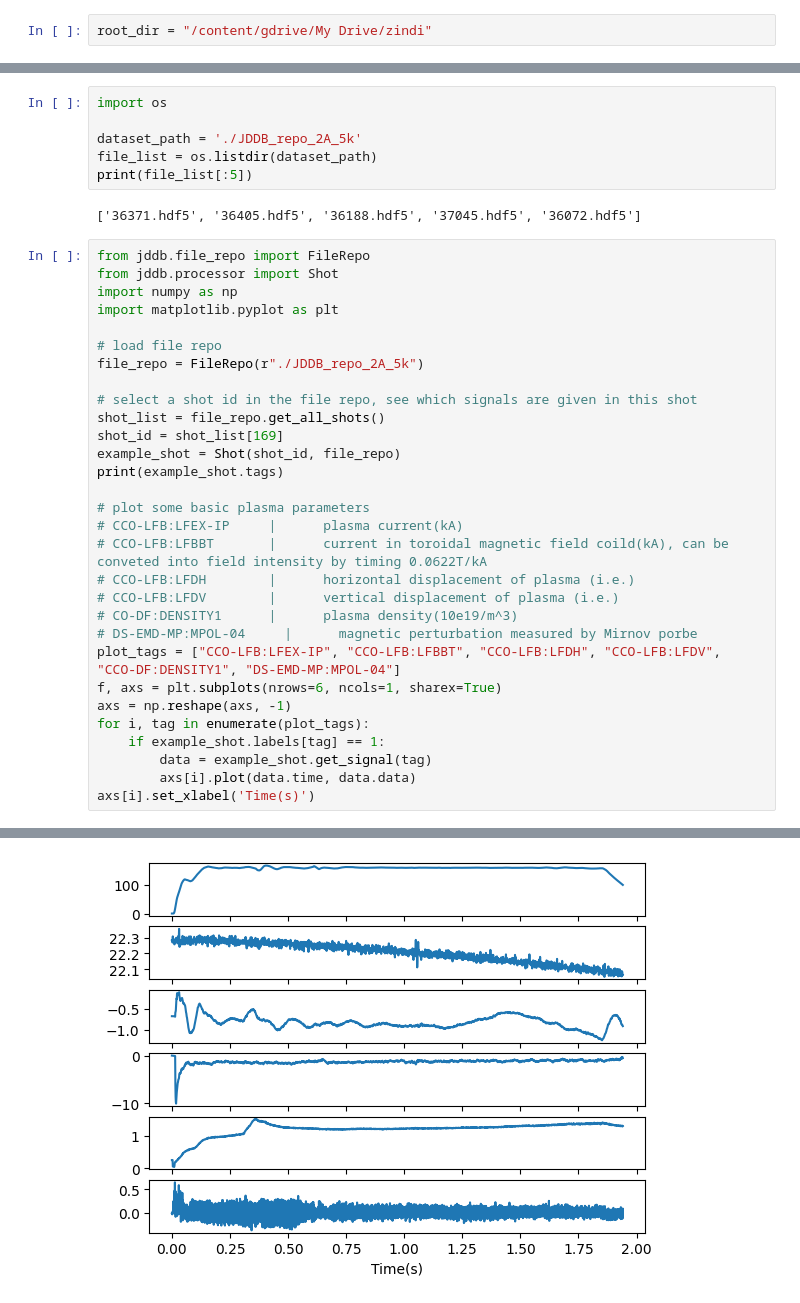
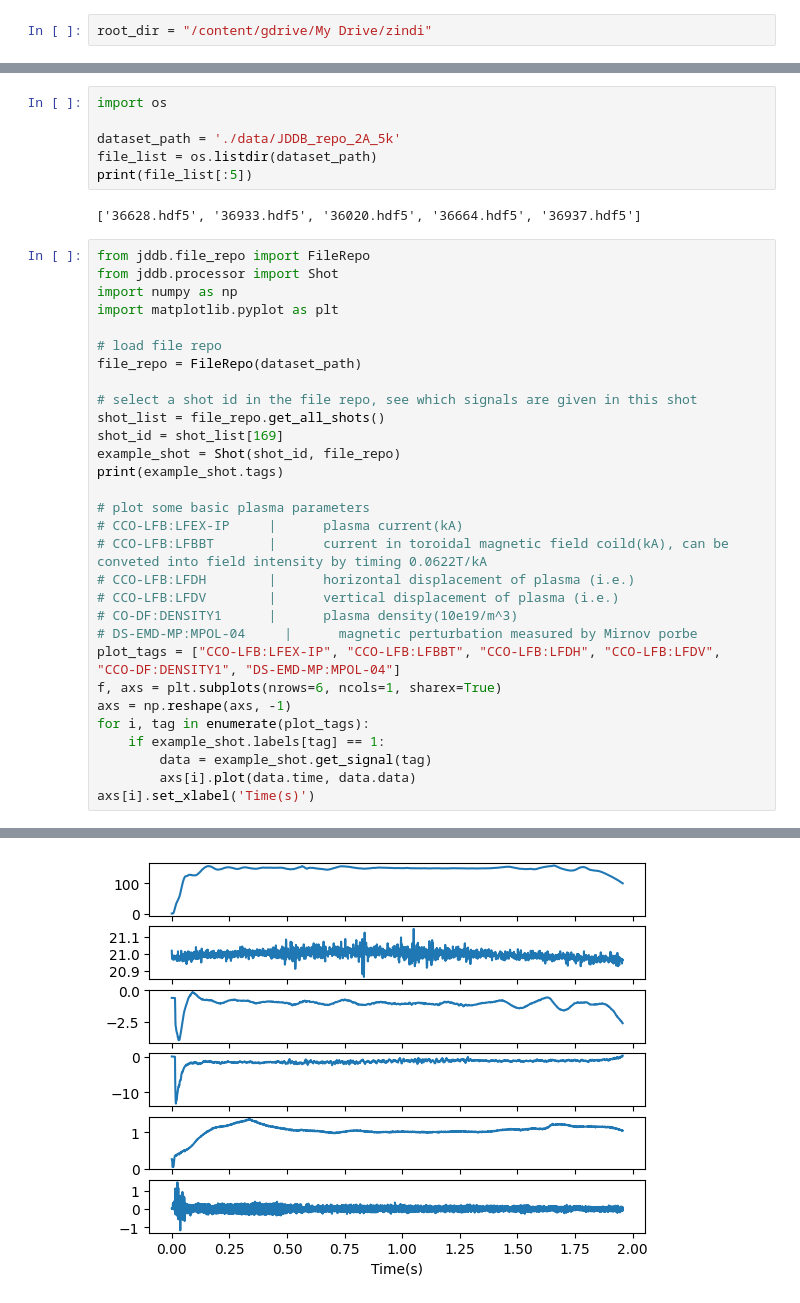
Before and after one commit to sipocz/Zindi, a Jupyter notebook: Zindi_231018.ipynb, the cells around one changed output, grey strips where cells are left out. Drawn from its saved outputs; the diff is of its cells as text.

```diff
--- a/Zindi_231018.ipynb
+++ b/Zindi_231018.ipynb
@@ -73,11 +63,11 @@ All OK
 # %%
 import os
 
-dataset_path = './JDDB_repo_2A_5k'
+dataset_path = './data/JDDB_repo_2A_5k'
 file_list = os.listdir(dataset_path)
 print(file_list[:5])
 # %% [output]
-['36371.hdf5', '36405.hdf5', '36188.hdf5', '37045.hdf5', '36072.hdf5']
+['36628.hdf5', '36933.hdf5', '36020.hdf5', '36664.hdf5', '36937.hdf5']
 # %%
 from jddb.file_repo import FileRepo
 from jddb.processor import Shot
@@ -85,7 +75,7 @@ import numpy as np
 import matplotlib.pyplot as plt
 
 # load file repo
-file_repo = FileRepo(r"./JDDB_repo_2A_5k")
+file_repo = FileRepo(dataset_path)
 
 # select a shot id in the file repo, see which signals are given in this shot
 shot_list = file_repo.get_all_shots()
@@ -113,2 +103,2 @@ axs[i].set_xlabel('Time(s)')
 Text(0.5, 0, 'Time(s)')
-[figure, old version]
+[figure, new version]
```
Also changed, not shown: parts of 9 cells of this notebook.
